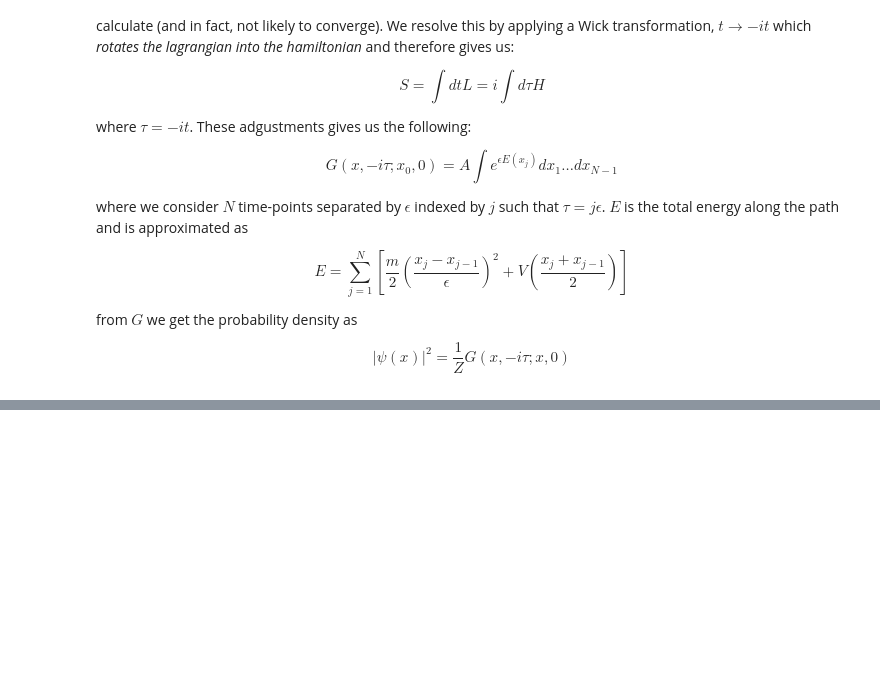
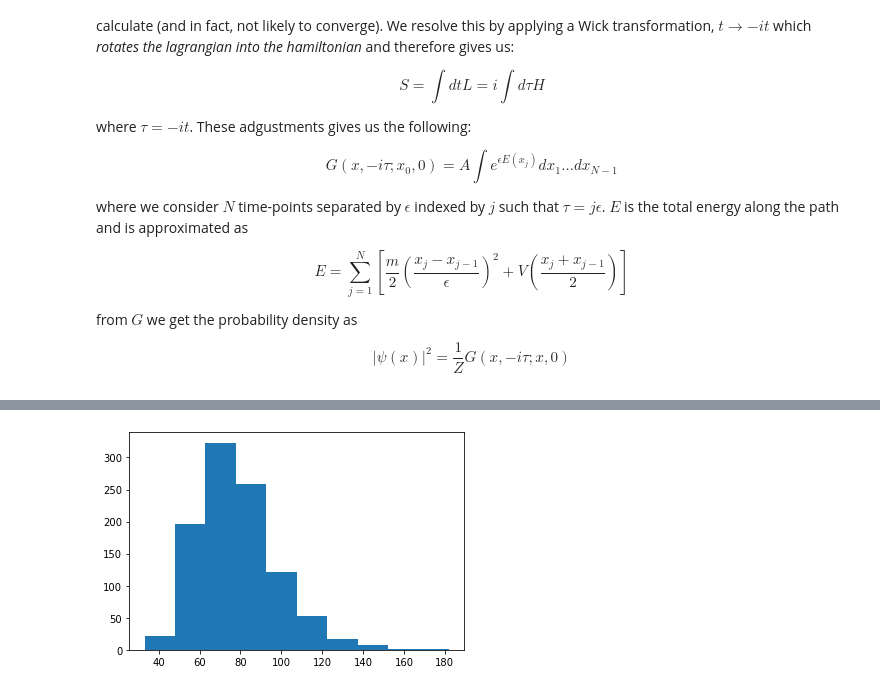
Before and after one commit to theheavygluon/FeynmanPathIntegral, a Jupyter notebook: Path Integral Shit.ipynb, the cells around one changed output, grey strips where cells are left out. Drawn from its saved outputs; the diff is of its cells as text; code cells hidden in the pictures; blank space fills up the shorter version.

```diff
--- a/Path Integral Shit.ipynb
+++ b/Path Integral Shit.ipynb
@@ -127,0 +128,10 @@ plt.plot(b,color='black')
+# %%
+import random
+
+N = 100
+M = 101
+path, probs= np.zeros((2,M))
+
+V = lambda x,k=1: k*0.5*x**2
+def energy(path, V=V):
+    return sum([0.5*((path[i+1] - path[i]))**2 + V((path[i+1] + path[i])*0.5) for i in range(len(path)-1)])
@@ -127,0 +140,8 @@ plt.plot(b,color='black')
+# %%
+test = [energy(MCMC(stats.norm.pdf,3, 1)) for i in range(1000)]
+# %%
+plt.hist(test)
+
+analytical = lambda x: 1/(2*pi)
+# %% [output]
+[figure, added]
```
Also changed, not shown: parts of 13 cells of this notebook.
